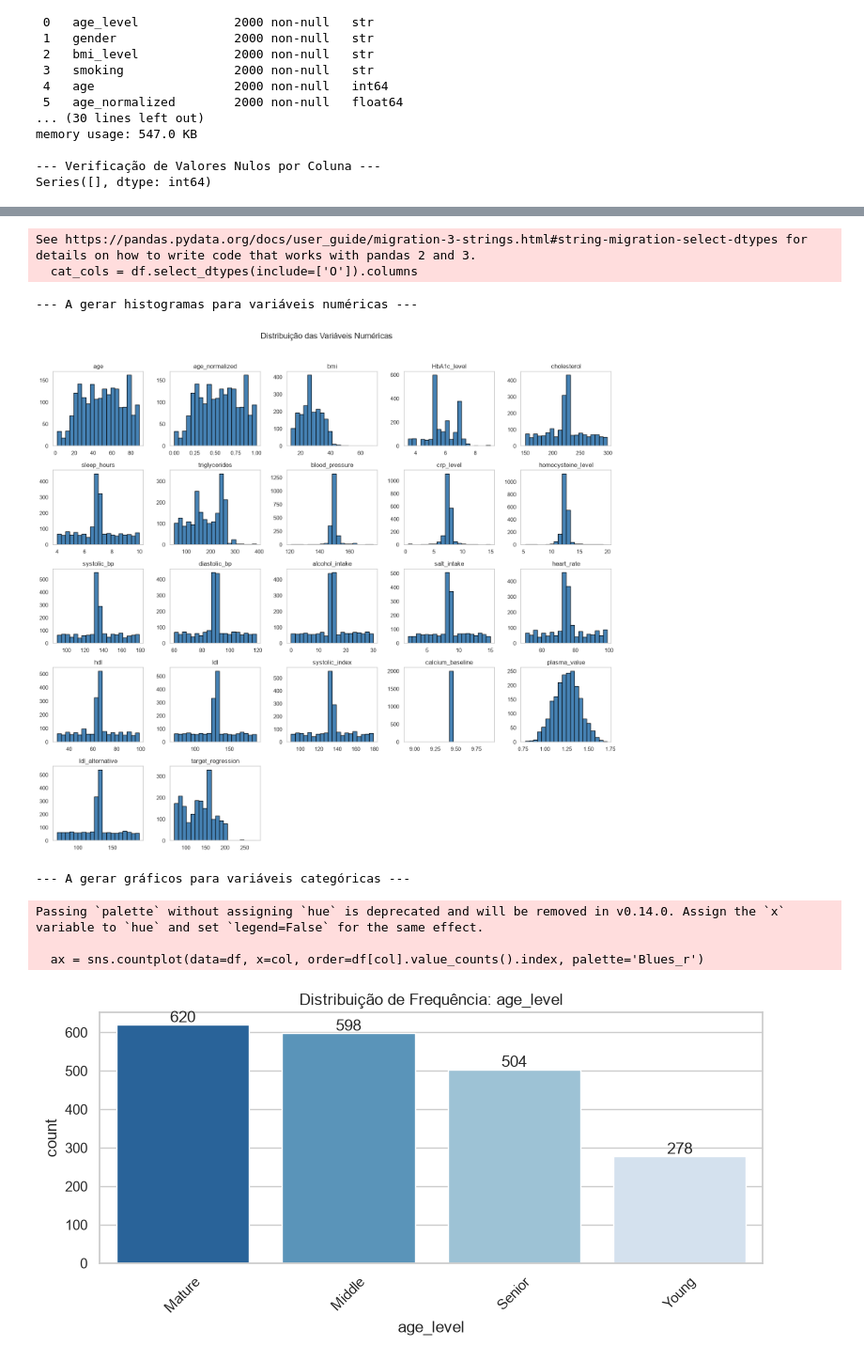
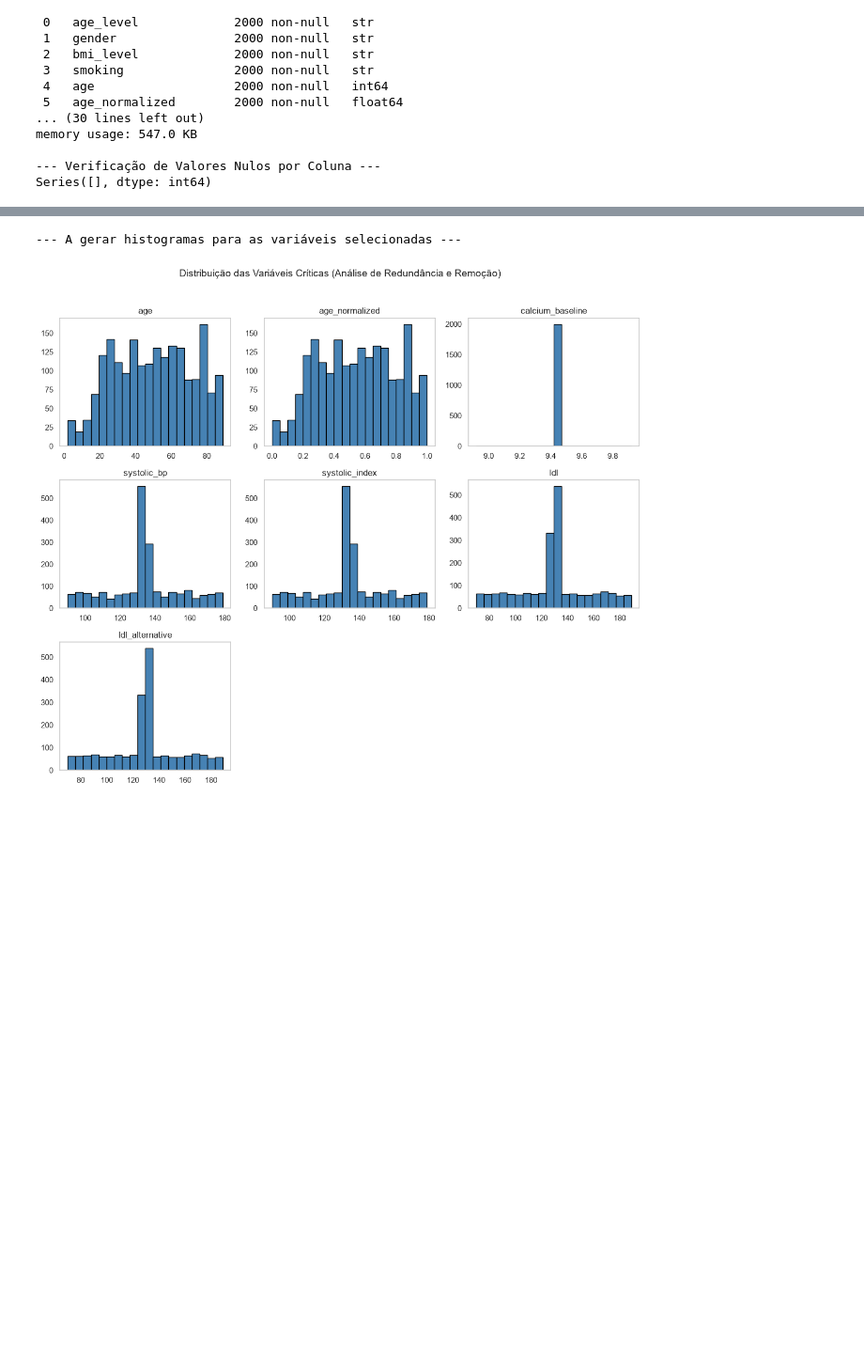
Before and after one commit to GasparAVieira/APRAU, a Jupyter notebook: Diogo.ipynb, the cells around one changed output, grey strips where cells are left out. Shown at 94% size. Drawn from its saved outputs; the diff is of its cells as text; code cells hidden in the pictures; blank space fills up the shorter version.

```diff
--- a/Diogo.ipynb
+++ b/Diogo.ipynb
@@ -109,38 +115,32 @@ Passing `palette` without assigning `hue` is deprecated and will be removed in v
 [figure]
 # %%
-# Separação das colunas por tipo
-num_cols = df.select_dtypes(include=[np.number]).columns
-cat_cols = df.select_dtypes(include=['O']).columns
+warnings.filterwarnings('ignore')  # Ignorar avisos para uma saída mais limpa
 
-# 1. Análise Univariada - Variáveis Numéricas (Histogramas)
-print("--- A gerar histogramas para variáveis numéricas ---")
-df[num_cols].hist(bins=20, figsize=(16, 14), color='steelblue', edgecolor='black', grid=False)
-plt.suptitle('Distribuição das Variáveis Numéricas', fontsize=16, y=1.02)
+# 1. Análise Univariada - Histogramas apenas para as variáveis-chave a remover ou destacar
+cols_to_plot = [
+    'age',
+    'age_normalized',
+    'calcium_baseline',
+    'systolic_bp',
+    'systolic_index',
+    'ldl',
+    'ldl_alternative',
+]
+
+# Filtrar apenas as colunas que realmente existem no DataFrame para evitar erros
+valid_cols = [col for col in cols_to_plot if col in df.columns]
+
+print('--- A gerar histogramas para as variáveis selecionadas ---')
+df[valid_cols].hist(
+    bins=20, figsize=(12, 10), color='steelblue', edgecolor='black', grid=False
+)
+plt.suptitle(
+    'Distribuição das Variáveis Críticas (Análise de Redundância e Remoção)',
+    fontsize=14,
+    y=1.02,
+)
 plt.tight_layout()
 plt.show()
-
-# 2. Análise Univariada - Variáveis Categóricas (Gráficos de Barras e Frequências)
-print("--- A gerar gráficos para variáveis categóricas ---")
-for col in cat_cols:
-    plt.figure(figsize=(8, 4))
-    ax = sns.countplot(data=df, x=col, order=df[col].value_counts().index, palette='Blues_r')
-    plt.title(f'Distribuição de Frequência: {col}')
-    plt.xticks(rotation=45)
-
-    # Adicionar contagens em cima das barras para facilitar a leitura no relatório
-    for p in ax.patches:
-        ax.annotate(f'{int(p.get_height())}', (p.get_x() + p.get_width() / 2., p.get_height()),
-                    ha='center', va='center', xytext=(0, 5), textcoords='offset points')
-
-    plt.tight_layout()
-    plt.show()
 # %% [output]
-See https://pandas.pydata.org/docs/user_guide/migration-3-strings.html#string-migration-select-dtypes for details on how to write code that works with pandas 2 and 3.
-  cat_cols = df.select_dtypes(include=['O']).columns
+--- A gerar histogramas para as variáveis selecionadas ---
---- A gerar histogramas para variáveis numéricas ---
-[figure, old version]
+[figure, new version]
---- A gerar gráficos para variáveis categóricas ---
-Passing `palette` without assigning `hue` is deprecated and will be removed in v0.14.0. Assign the `x` variable to `hue` and set `legend=False` for the same effect.
-
-  ax = sns.countplot(data=df, x=col, order=df[col].value_counts().index, palette='Blues_r')
-[figure, removed]
```
Also changed, not shown: parts of 50 cells of this notebook, 1 other file.
